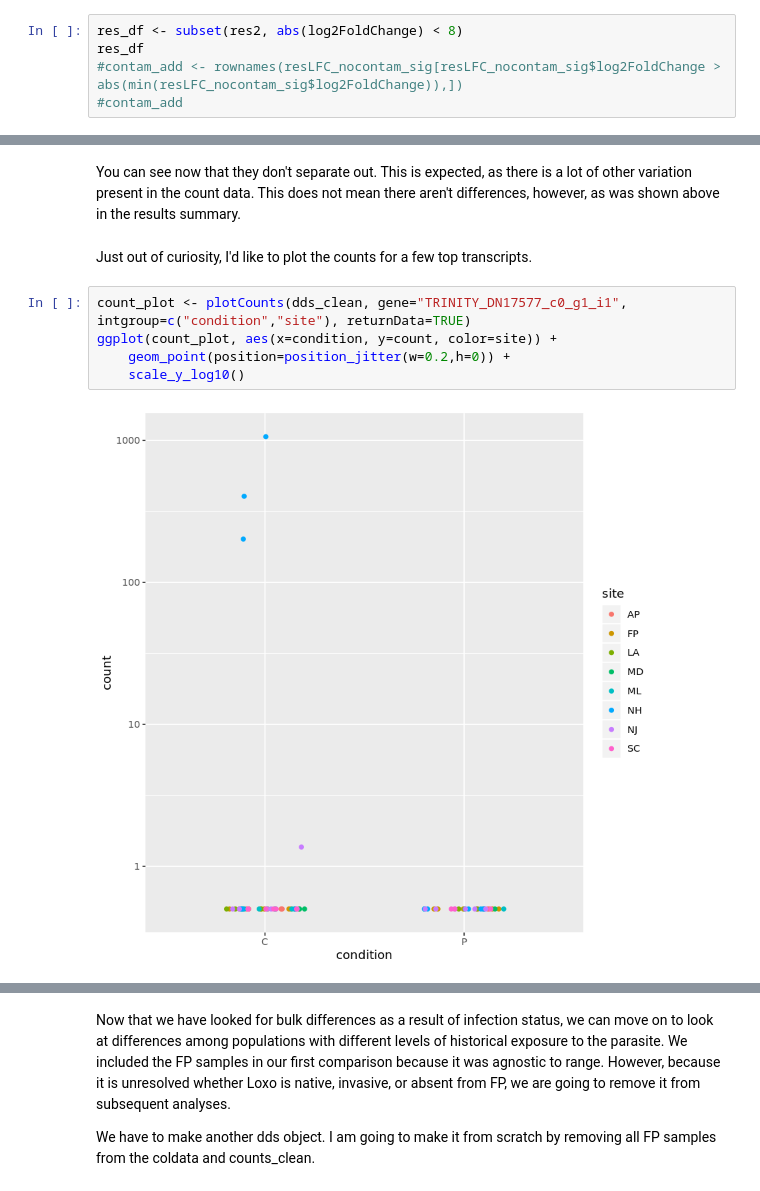
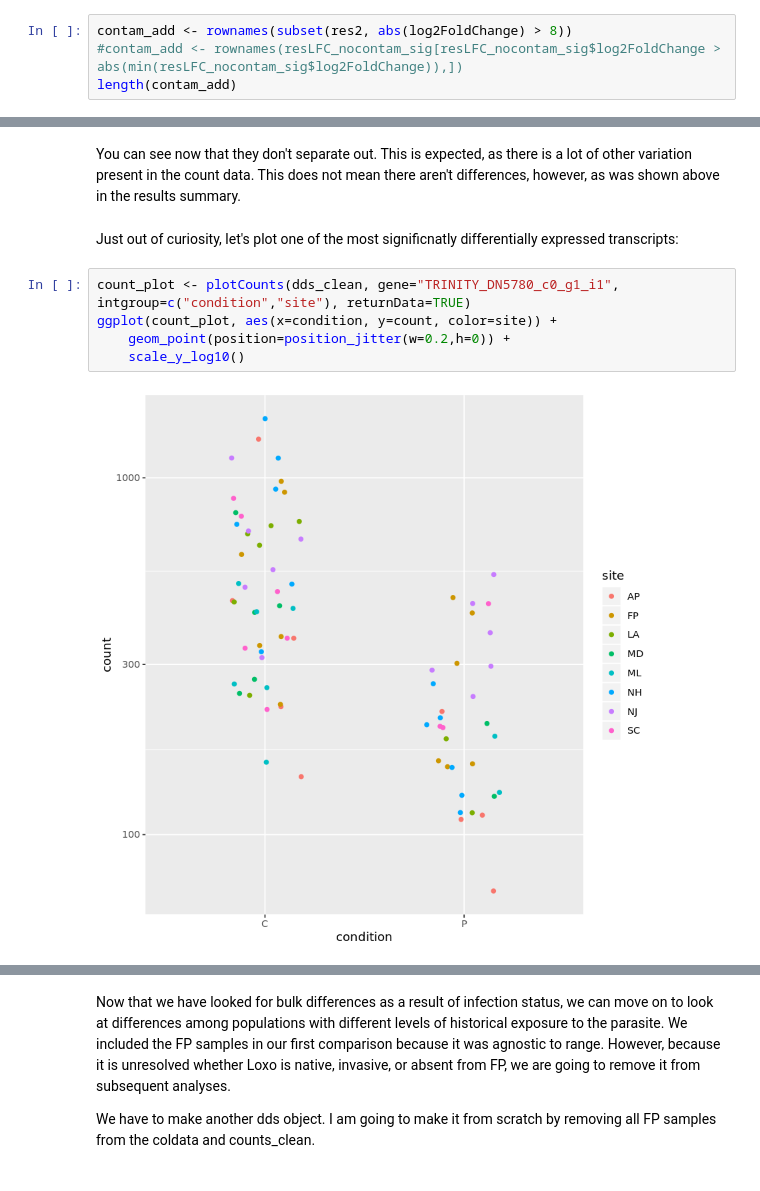
Before and after one commit to tepoltlab/RhithroLoxo_DE, a Jupyter notebook: juptyer_notebooks/DESeq2_RhithroLoxo.ipynb, the cells around one changed output, grey strips where cells are left out. Cells and saved outputs as stored; diff of their text form.

```diff
--- a/juptyer_notebooks/DESeq2_RhithroLoxo.ipynb
+++ b/juptyer_notebooks/DESeq2_RhithroLoxo.ipynb
@@ -319,7 +430,6 @@ abline(h=-8,col="red")
 # %% [markdown]
 Using 8 as a threshold would remove what I suspect to be lingering Loxo contamination at the top, and all of the putative flatworm contamination at the bottom. It will also remove a couple dozen transcripts closer towards the center. I think it is worth being liberal with what we throw out to ensure that the patterns we see in the data are reflective of crabs' responses to experimental Loxo infection instead of other variability.
 # %%
-res_df <- subset(res2, abs(log2FoldChange) < 8)
-res_df
+contam_add <- rownames(subset(res2, abs(log2FoldChange) > 8))
 #contam_add <- rownames(resLFC_nocontam_sig[resLFC_nocontam_sig$log2FoldChange > abs(min(resLFC_nocontam_sig$log2FoldChange)),])
-#contam_add
+length(contam_add)
@@ -431,11 +536,11 @@ PCA + geom_label(aes(label = name))
 # %% [markdown]
 You can see now that they don't separate out. This is expected, as there is a lot of other variation present in the count data. This does not mean there aren't differences, however, as was shown above in the results summary.
 # %% [markdown]
-Just out of curiosity, I'd like to plot the counts for a few top transcripts.
+Just out of curiosity, let's plot one of the most significnatly differentially expressed transcripts:
 # %%
-count_plot <- plotCounts(dds_clean, gene="TRINITY_DN17577_c0_g1_i1", intgroup=c("condition","site"), returnData=TRUE)
+count_plot <- plotCounts(dds_clean, gene="TRINITY_DN5780_c0_g1_i1", intgroup=c("condition","site"), returnData=TRUE)
 ggplot(count_plot, aes(x=condition, y=count, color=site)) +
     geom_point(position=position_jitter(w=0.2,h=0)) +
     scale_y_log10()
 # %% [output]
-[figure, old version]
+[figure, new version]
```
Also changed, not shown: parts of 48 cells of this notebook.
